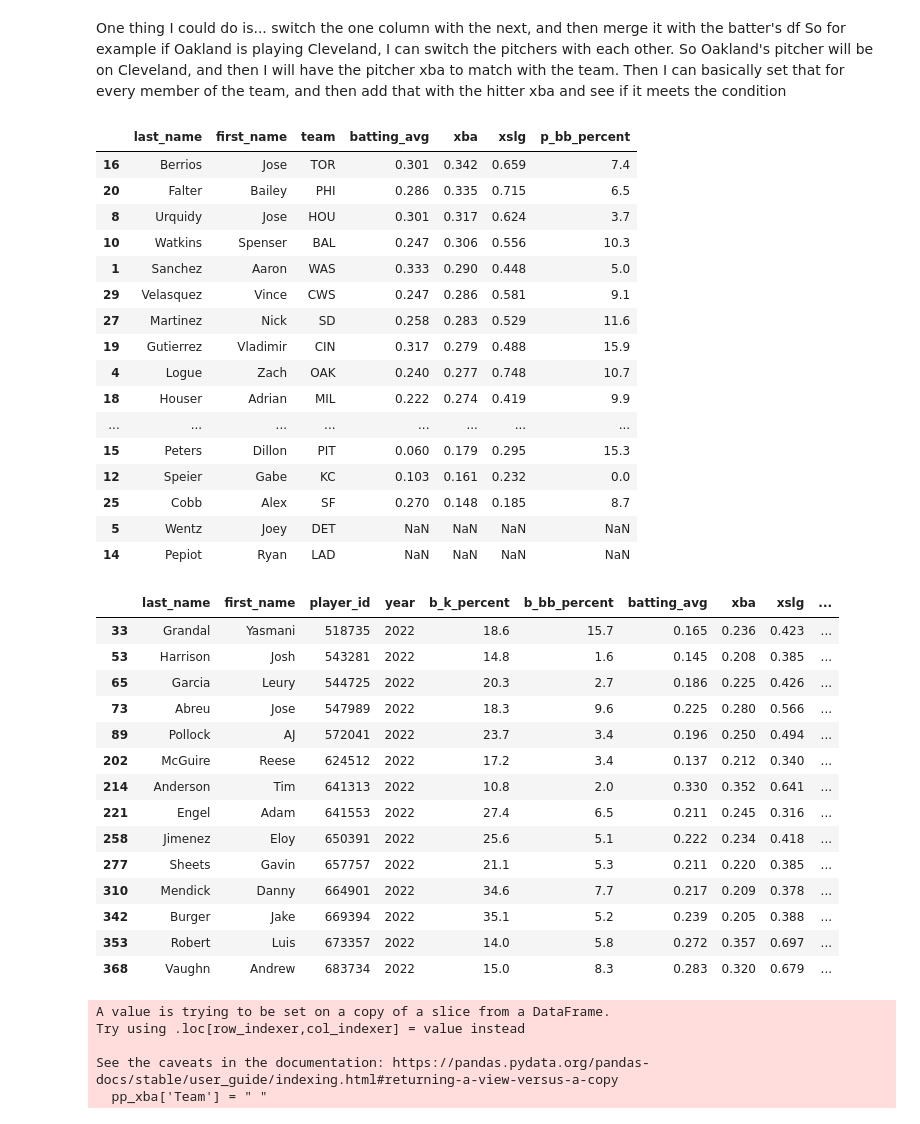
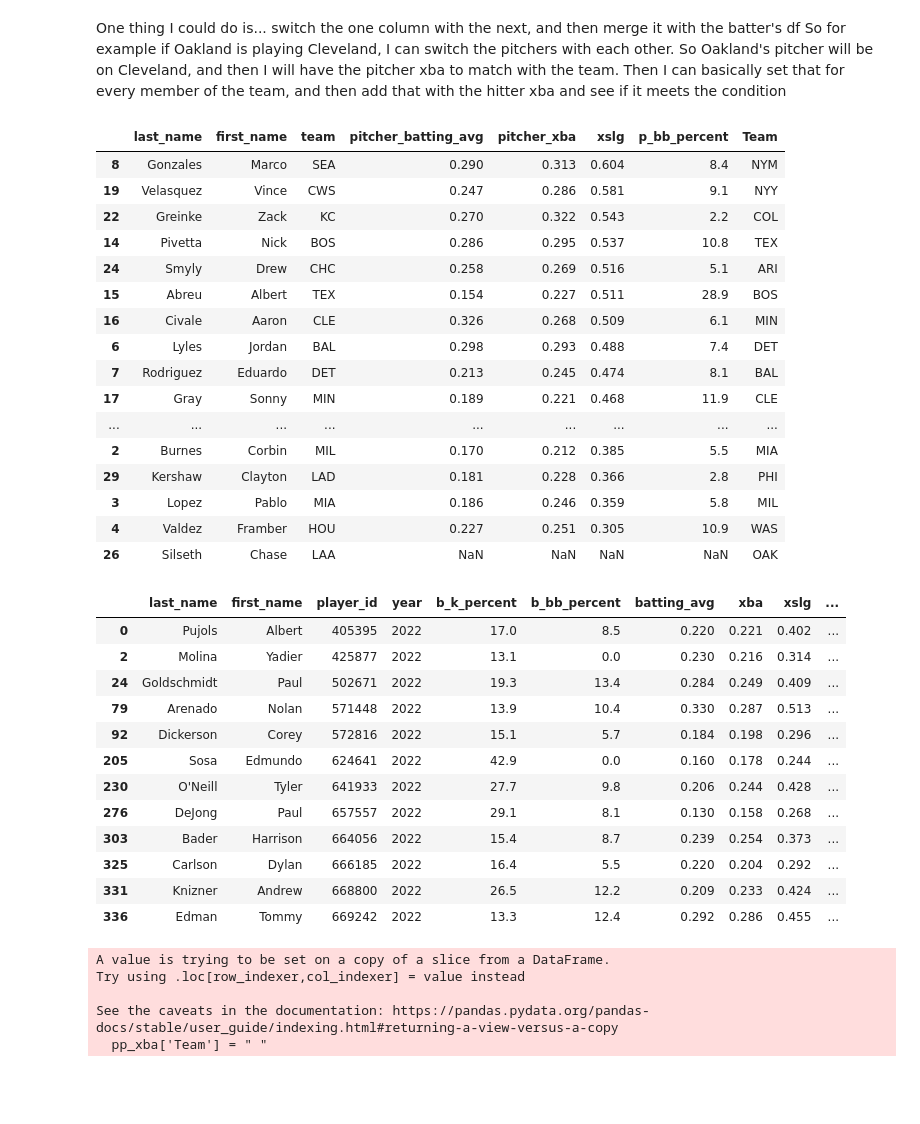
Before and after one commit to dkeyer/baseball_stuff, a Jupyter notebook: MLB_EDA.ipynb, the cells around one changed output. Saved outputs shown, nothing was run; the diff lists cells and outputs as text; code cells hidden in the pictures; blank space fills up the shorter version.

```diff
--- a/MLB_EDA.ipynb
+++ b/MLB_EDA.ipynb
@@ -60,7 +60,7 @@ len(batters_df)
 # %% [markdown]
 # Probable Pitchers
 # %%
-url = 'https://www.mlb.com/probable-pitchers/2022-05-11'
+url = 'https://www.mlb.com/probable-pitchers/2022-05-13'
 #URL of where I will get the pitchers' names
 # %%
 res = requests.get(url)
@@ -113,6 +113,5 @@ len(probable_pitchers)
 # %%
-# probable_pitchers.insert(14, ['Kyle', 'Hendricks'])
-# probable_pitchers.insert(28, ['Kris', 'Bubic'])
+probable_pitchers.insert(15, ['Albert', 'Abreu'])
 #Temporary
 # %%
 len(probable_pitchers)
@@ -296,43 +318,41 @@ pp_xba.rename(columns= {'xba': 'pitcher_xba'})
 One thing I could do is... switch the one column with the next, and then merge it with the batter's df
 So for example if Oakland is playing Cleveland, I can switch the pitchers with each other. So Oakland's pitcher will be on Cleveland, and then I will have the pitcher xba to match with the team. Then I can basically set that for every member of the team, and then add that with the hitter xba and see if it meets the condition
 # %%
-pp_xba.sort_values(by='xba', ascending=False)
+pp_xba.sort_values(by='xslg', ascending=False)
 # %% [output]
-|  | last_name | first_name | team | batting_avg | xba | xslg | p_bb_percent |
-| 16 | Berrios | Jose | TOR | 0.301 | 0.342 | 0.659 | 7.4 |
-| 20 | Falter | Bailey | PHI | 0.286 | 0.335 | 0.715 | 6.5 |
-| 8 | Urquidy | Jose | HOU | 0.301 | 0.317 | 0.624 | 3.7 |
-| 10 | Watkins | Spenser | BAL | 0.247 | 0.306 | 0.556 | 10.3 |
-| 1 | Sanchez | Aaron | WAS | 0.333 | 0.290 | 0.448 | 5.0 |
-| 29 | Velasquez | Vince | CWS | 0.247 | 0.286 | 0.581 | 9.1 |
-| 27 | Martinez | Nick | SD | 0.258 | 0.283 | 0.529 | 11.6 |
-| 19 | Gutierrez | Vladimir | CIN | 0.317 | 0.279 | 0.488 | 15.9 |
-| 4 | Logue | Zach | OAK | 0.240 | 0.277 | 0.748 | 10.7 |
-| 18 | Houser | Adrian | MIL | 0.222 | 0.274 | 0.419 | 9.9 |
-| ... | ... | ... | ... | ... | ... | ... | ... |
-| 15 | Peters | Dillon | PIT | 0.060 | 0.179 | 0.295 | 15.3 |
-| 12 | Speier | Gabe | KC | 0.103 | 0.161 | 0.232 | 0.0 |
-| 25 | Cobb | Alex | SF | 0.270 | 0.148 | 0.185 | 8.7 |
-| 5 | Wentz | Joey | DET | NaN | NaN | NaN | NaN |
-| 14 | Pepiot | Ryan | LAD | NaN | NaN | NaN | NaN |
+|  | last_name | first_name | team | pitcher_batting_avg | pitcher_xba | xslg | p_bb_percent | Team |
+| 8 | Gonzales | Marco | SEA | 0.290 | 0.313 | 0.604 | 8.4 | NYM |
+| 19 | Velasquez | Vince | CWS | 0.247 | 0.286 | 0.581 | 9.1 | NYY |
+| 22 | Greinke | Zack | KC | 0.270 | 0.322 | 0.543 | 2.2 | COL |
+| 14 | Pivetta | Nick | BOS | 0.286 | 0.295 | 0.537 | 10.8 | TEX |
+| 24 | Smyly | Drew | CHC | 0.258 | 0.269 | 0.516 | 5.1 | ARI |
+| 15 | Abreu | Albert | TEX | 0.154 | 0.227 | 0.511 | 28.9 | BOS |
+| 16 | Civale | Aaron | CLE | 0.326 | 0.268 | 0.509 | 6.1 | MIN |
+| 6 | Lyles | Jordan | BAL | 0.298 | 0.293 | 0.488 | 7.4 | DET |
+| 7 | Rodriguez | Eduardo | DET | 0.213 | 0.245 | 0.474 | 8.1 | BAL |
+| 17 | Gray | Sonny | MIN | 0.189 | 0.221 | 0.468 | 11.9 | CLE |
+| ... | ... | ... | ... | ... | ... | ... | ... | ... |
+| 2 | Burnes | Corbin | MIL | 0.170 | 0.212 | 0.385 | 5.5 | MIA |
+| 29 | Kershaw | Clayton | LAD | 0.181 | 0.228 | 0.366 | 2.8 | PHI |
+| 3 | Lopez | Pablo | MIA | 0.186 | 0.246 | 0.359 | 5.8 | MIL |
+| 4 | Valdez | Framber | HOU | 0.227 | 0.251 | 0.305 | 10.9 | WAS |
+| 26 | Silseth | Chase | LAA | NaN | NaN | NaN | NaN | OAK |
 # %%
-batters_df.loc[batters_df['Team'] == 'CWS']
+batters_df.loc[batters_df['Team'] == 'STL']
 # %% [output]
 |  | last_name | first_name | player_id | year | b_k_percent | b_bb_percent | batting_avg | xba | xslg | ... |
-| 33 | Grandal | Yasmani | 518735 | 2022 | 18.6 | 15.7 | 0.165 | 0.236 | 0.423 | ... |
-| 53 | Harrison | Josh | 543281 | 2022 | 14.8 | 1.6 | 0.145 | 0.208 | 0.385 | ... |
-| 65 | Garcia | Leury | 544725 | 2022 | 20.3 | 2.7 | 0.186 | 0.225 | 0.426 | ... |
-| 73 | Abreu | Jose | 547989 | 2022 | 18.3 | 9.6 | 0.225 | 0.280 | 0.566 | ... |
-| 89 | Pollock | AJ | 572041 | 2022 | 23.7 | 3.4 | 0.196 | 0.250 | 0.494 | ... |
-| 202 | McGuire | Reese | 624512 | 2022 | 17.2 | 3.4 | 0.137 | 0.212 | 0.340 | ... |
-| 214 | Anderson | Tim | 641313 | 2022 | 10.8 | 2.0 | 0.330 | 0.352 | 0.641 | ... |
-| 221 | Engel | Adam | 641553 | 2022 | 27.4 | 6.5 | 0.211 | 0.245 | 0.316 | ... |
-| 258 | Jimenez | Eloy | 650391 | 2022 | 25.6 | 5.1 | 0.222 | 0.234 | 0.418 | ... |
-| 277 | Sheets | Gavin | 657757 | 2022 | 21.1 | 5.3 | 0.211 | 0.220 | 0.385 | ... |
-| 310 | Mendick | Danny | 664901 | 2022 | 34.6 | 7.7 | 0.217 | 0.209 | 0.378 | ... |
-| 342 | Burger | Jake | 669394 | 2022 | 35.1 | 5.2 | 0.239 | 0.205 | 0.388 | ... |
-| 353 | Robert | Luis | 673357 | 2022 | 14.0 | 5.8 | 0.272 | 0.357 | 0.697 | ... |
-| 368 | Vaughn | Andrew | 683734 | 2022 | 15.0 | 8.3 | 0.283 | 0.320 | 0.679 | ... |
+| 0 | Pujols | Albert | 405395 | 2022 | 17.0 | 8.5 | 0.220 | 0.221 | 0.402 | ... |
+| 2 | Molina | Yadier | 425877 | 2022 | 13.1 | 0.0 | 0.230 | 0.216 | 0.314 | ... |
+| 24 | Goldschmidt | Paul | 502671 | 2022 | 19.3 | 13.4 | 0.284 | 0.249 | 0.409 | ... |
+| 79 | Arenado | Nolan | 571448 | 2022 | 13.9 | 10.4 | 0.330 | 0.287 | 0.513 | ... |
+| 92 | Dickerson | Corey | 572816 | 2022 | 15.1 | 5.7 | 0.184 | 0.198 | 0.296 | ... |
+| 205 | Sosa | Edmundo | 624641 | 2022 | 42.9 | 0.0 | 0.160 | 0.178 | 0.244 | ... |
+| 230 | O'Neill | Tyler | 641933 | 2022 | 27.7 | 9.8 | 0.206 | 0.244 | 0.428 | ... |
+| 276 | DeJong | Paul | 657557 | 2022 | 29.1 | 8.1 | 0.130 | 0.158 | 0.268 | ... |
+| 303 | Bader | Harrison | 664056 | 2022 | 15.4 | 8.7 | 0.239 | 0.254 | 0.373 | ... |
+| 325 | Carlson | Dylan | 666185 | 2022 | 16.4 | 5.5 | 0.220 | 0.204 | 0.292 | ... |
+| 331 | Knizner | Andrew | 668800 | 2022 | 26.5 | 12.2 | 0.209 | 0.233 | 0.424 | ... |
+| 336 | Edman | Tommy | 669242 | 2022 | 13.3 | 12.4 | 0.292 | 0.286 | 0.455 | ... |
 # %%
 pp_xba['Team'] = " "
 #New column to house when I switch the teams with each other
```
Also changed, not shown: parts of 9 cells of this notebook.
